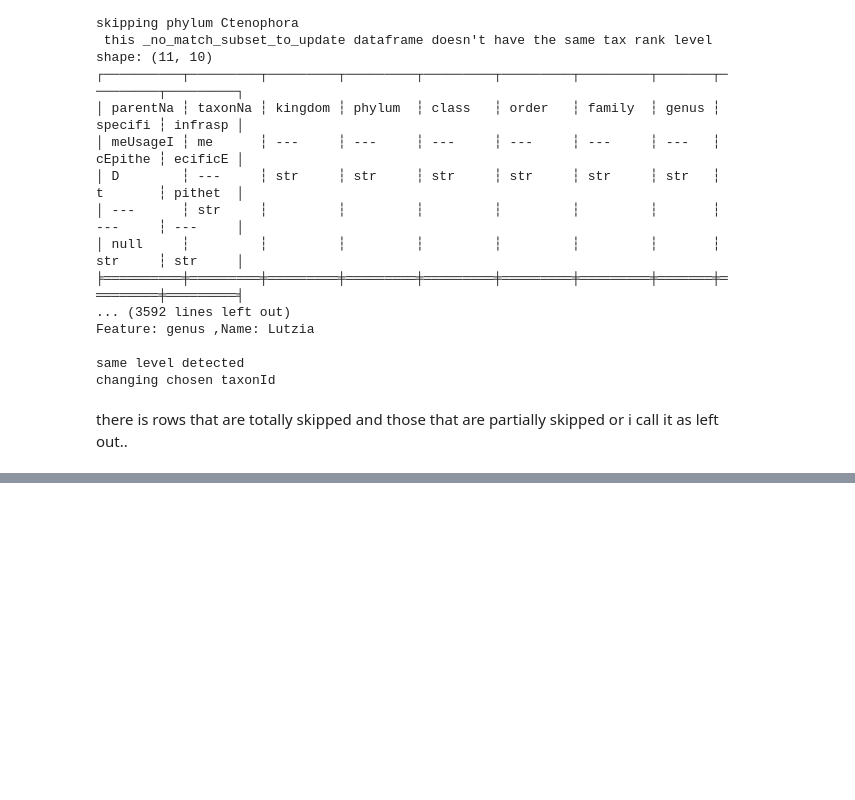
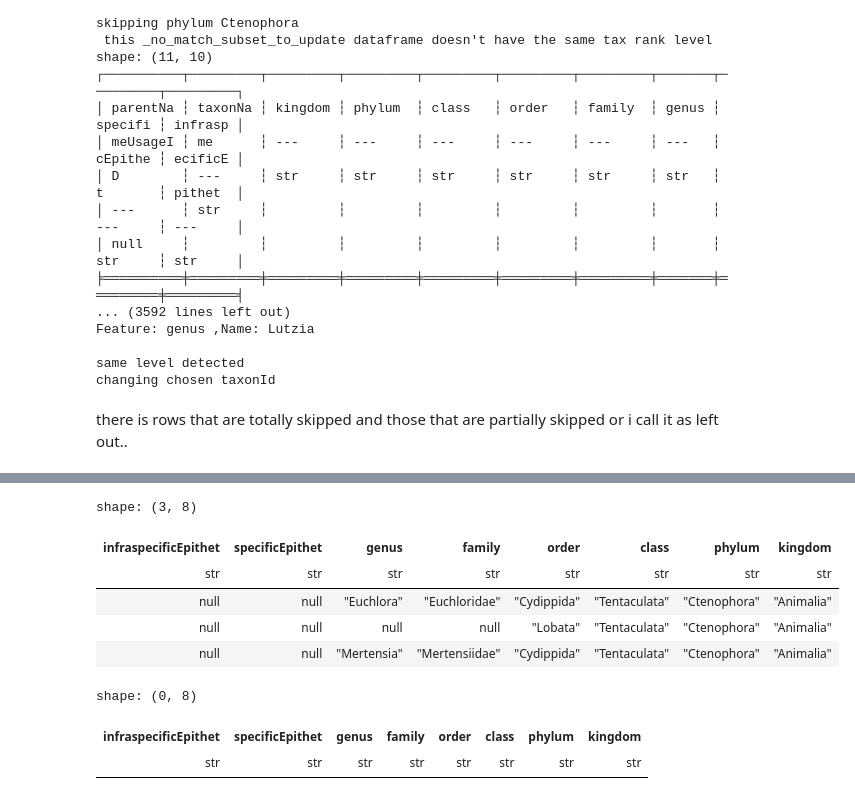
Before and after one commit to roberthobblebottom/lkcnhm_data_wrangling, a Jupyter notebook: __marimo__/more R translation.ipynb, the cells around one changed output, grey strips where cells are left out. Drawn from its saved outputs; the diff is of its cells as text; code cells hidden in the pictures; blank space fills up the shorter version.

```diff
--- a/__marimo__/more R translation.ipynb
+++ b/__marimo__/more R translation.ipynb
@@ -428,0 +456,15 @@ shape: (8_445, 10)
+# %%
+repeated_accepted_taxons.filter(pl.col('class')=='Tentaculata').select(priority_columns).collect()
+# %% [output]
+shape: (3, 8)
+| infraspecificEpithet | specificEpithet | genus | family | order | class | phylum | kingdom |
+| str | str | str | str | str | str | str | str |
+| null | null | "Euchlora" | "Euchloridae" | "Cydippida" | "Tentaculata" | "Ctenophora" | "Animalia" |
+| null | null | null | null | "Lobata" | "Tentaculata" | "Ctenophora" | "Animalia" |
+| null | null | "Mertensia" | "Mertensiidae" | "Cydippida" | "Tentaculata" | "Ctenophora" | "Animalia" |
+# %%
+repeated_accepted_taxons.filter(pl.col('family')=='Coeloplanidae').select(priority_columns).collect()
+# %% [output]
+shape: (0, 8)
+| infraspecificEpithet | specificEpithet | genus | family | order | class | phylum | kingdom |
+| str | str | str | str | str | str | str | str |
```
Also changed, not shown: parts of 22 cells of this notebook, 2 other files.
